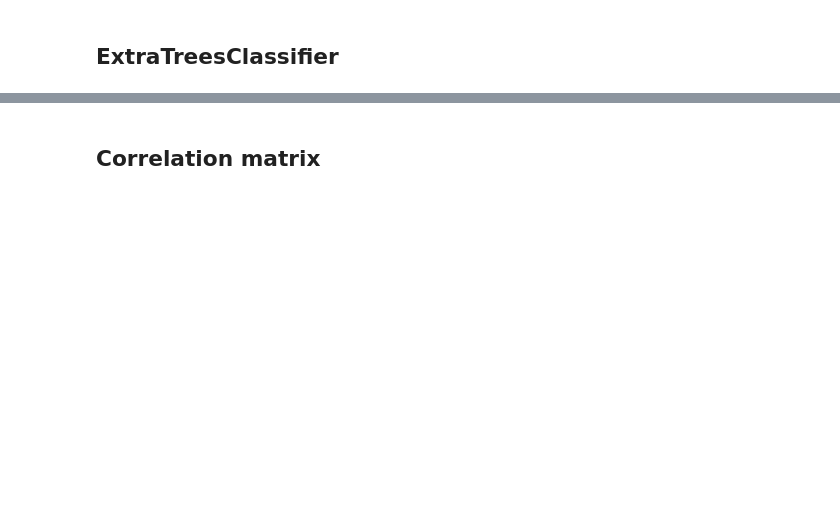
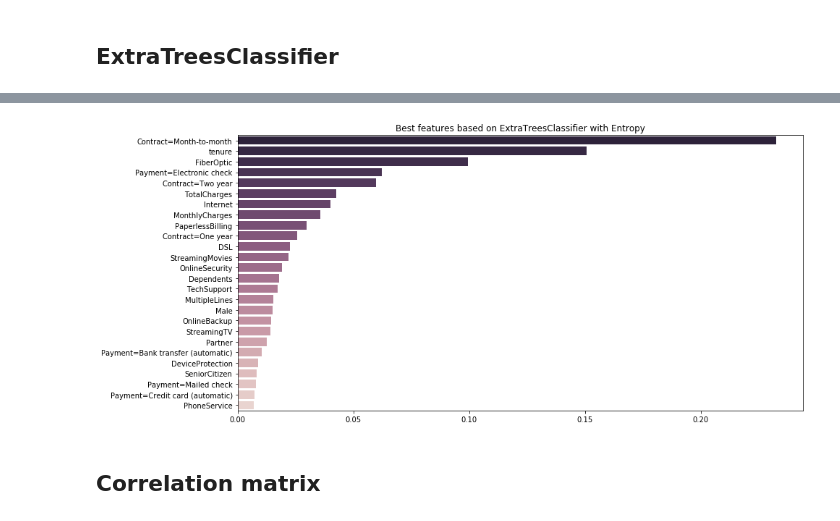
Before and after one commit to wvmrtn/data-science-in-practice, a Jupyter notebook: PS2/PS2.ipynb, the cells around one changed output, grey strips where cells are left out. Cells and saved outputs as stored; diff of their text form; code cells hidden in the pictures; blank space fills up the shorter version.

```diff
--- a/PS2/PS2.ipynb
+++ b/PS2/PS2.ipynb
@@ -180,2 +187,17 @@ _ = sns.barplot(y = features_trees_sorted.index, x = features_trees_sorted.value
+# %%
+# use the extra trees classifire from sklearn
+selector_trees_entropy = ExtraTreesClassifier(criterion = 'entropy', min_samples_leaf = 10)
+selector_trees_entropy.fit(X, y)
+features_trees_entropy = pd.Series(data = selector_trees_entropy.feature_importances_, index = X.columns)
+features_trees_sorted_entropy = features_trees_entropy.sort_values(ascending = False)
+# %%
+# show features from best to worst
+fig, ax = plt.subplots(figsize = (14, 7))
+_ = sns.barplot(y = features_trees_sorted_entropy.index, x = features_trees_sorted_entropy.values, orient = 'h', ax = ax,
+                palette = sns.cubehelix_palette(len(features_trees_entropy), reverse = True))
+ax.set_title('Best features based on ExtraTreesClassifier with Entropy')
+plt.show()
+# %% [output]
+[figure, added]
 # %% [markdown]
 ## Correlation matrix
```
Also changed, not shown: parts of 28 cells of this notebook.
